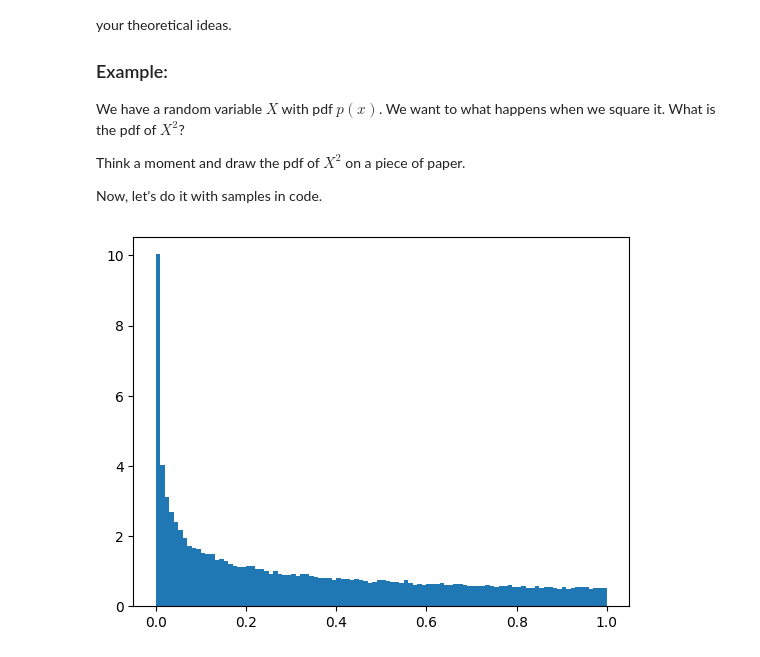
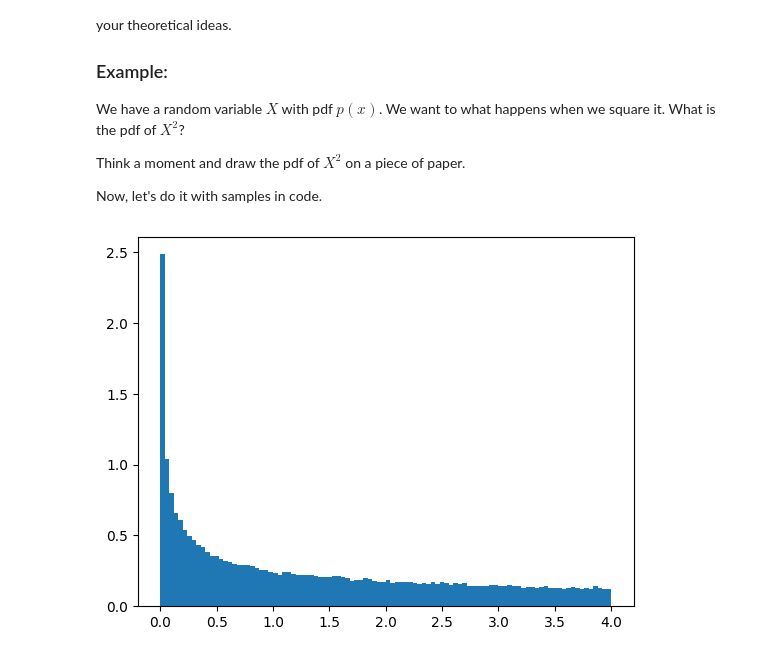
Before and after one commit to ioskn/mldl_htwg, a Jupyter notebook: intro/intro.ipynb, the cells around one changed output. Saved outputs shown, nothing was run; the diff lists cells and outputs as text; code cells hidden in the pictures.

```diff
--- a/intro/intro.ipynb
+++ b/intro/intro.ipynb
@@ -192,8 +192,8 @@ Think a moment and draw the pdf of $X^2$ on a piece of paper.
 
 Now, let's do it with samples in code.
 # %%
-x = np.random.uniform(0,1,100000)
+x = np.random.uniform(0,2,100000)
 plt.hist(x**2,100, density=True)
 plt.show()
 # %% [output]
-[figure, old version]
+[figure, new version]
```
Also changed, not shown: parts of 7 cells of this notebook.
